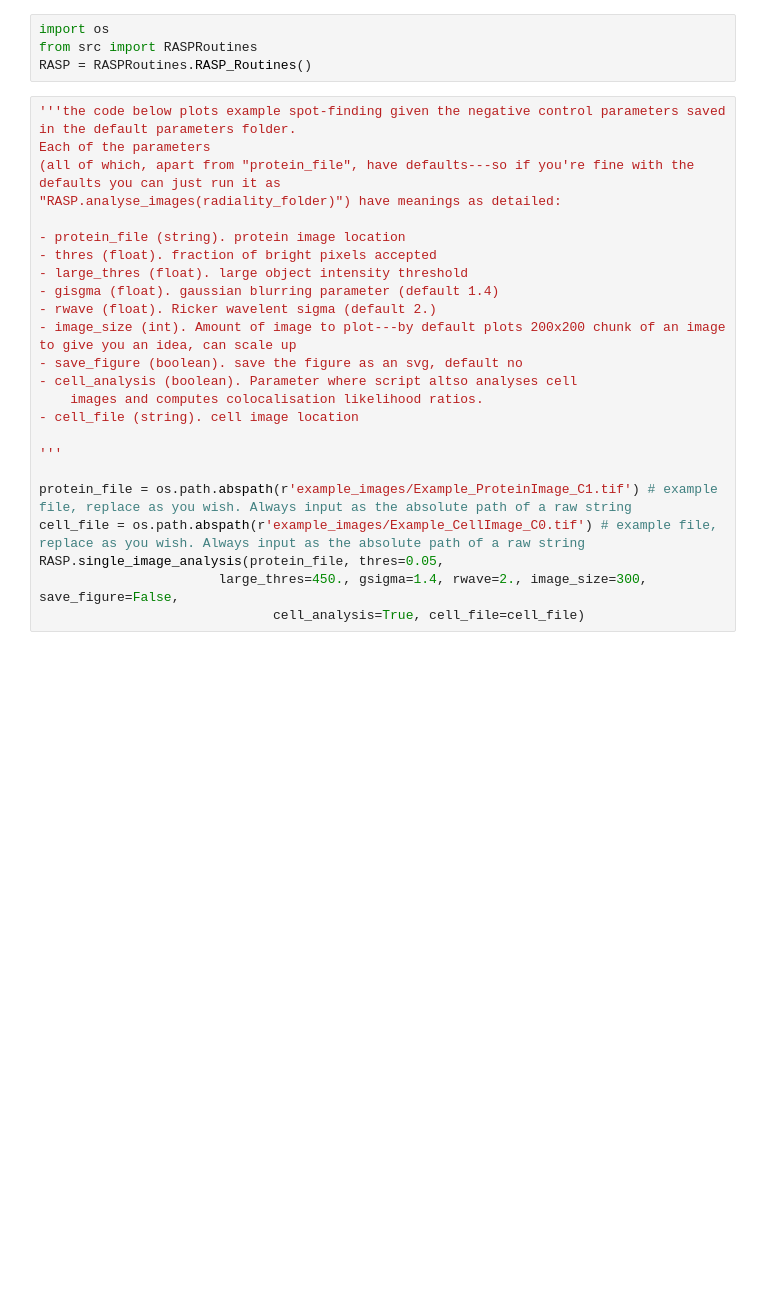
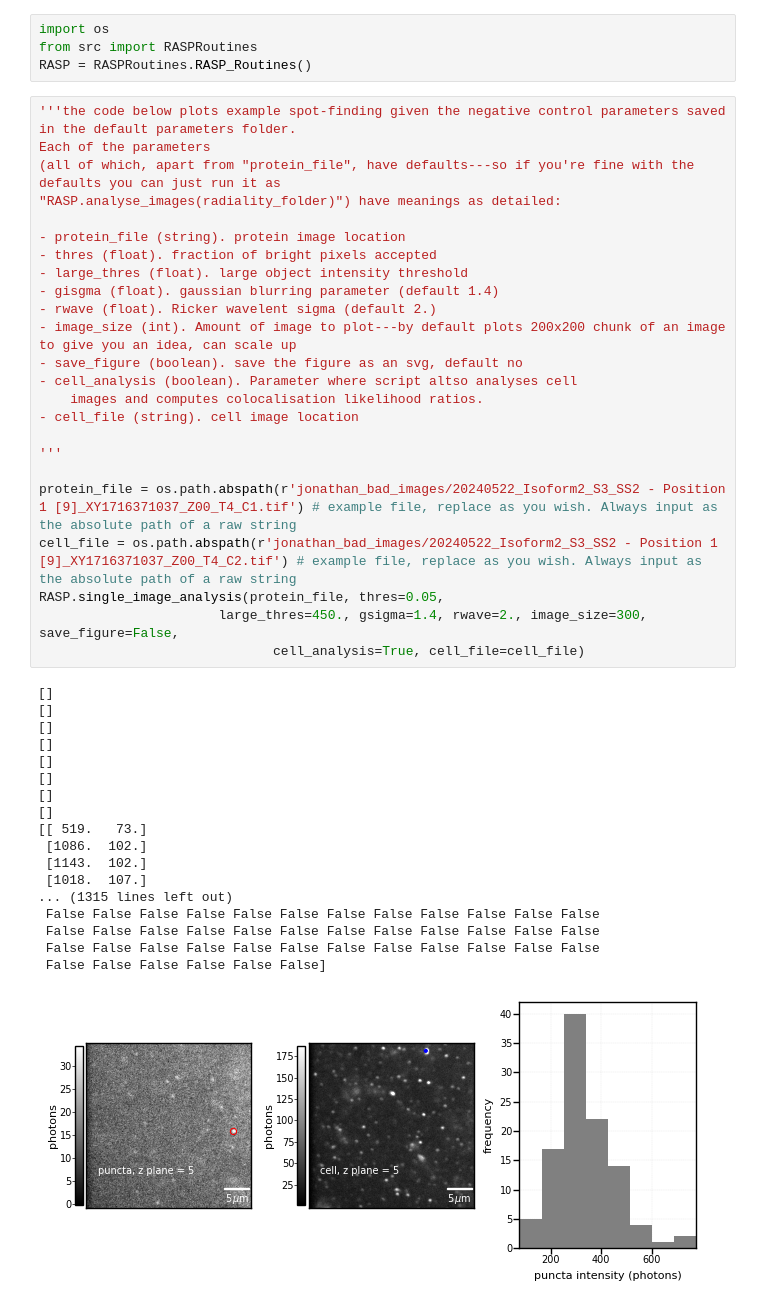
Before and after one commit to TheLeeLab/pyRASP, a Jupyter notebook: pyRASP_Example_SingleImageAnalysis.ipynb, the cells around one changed output. Drawn from its saved outputs; the diff is of its cells as text; blank space fills up the shorter version.

Commit message:
Updated_SingleImageAnalysis

```diff
--- a/pyRASP_Example_SingleImageAnalysis.ipynb
+++ b/pyRASP_Example_SingleImageAnalysis.ipynb
@@ -5,24 +5,43 @@ RASP = RASPRoutines.RASP_Routines()
 # %%
 '''the code below plots example spot-finding given the negative control parameters saved in the default parameters folder.
 Each of the parameters
 (all of which, apart from "protein_file", have defaults---so if you're fine with the defaults you can just run it as
 "RASP.analyse_images(radiality_folder)") have meanings as detailed:
 
 - protein_file (string). protein image location
 - thres (float). fraction of bright pixels accepted
 - large_thres (float). large object intensity threshold
 - gisgma (float). gaussian blurring parameter (default 1.4)
 - rwave (float). Ricker wavelent sigma (default 2.)
 - image_size (int). Amount of image to plot---by default plots 200x200 chunk of an image to give you an idea, can scale up
 - save_figure (boolean). save the figure as an svg, default no
 - cell_analysis (boolean). Parameter where script altso analyses cell
     images and computes colocalisation likelihood ratios.
 - cell_file (string). cell image location
 
 '''
 
-protein_file = os.path.abspath(r'example_images/Example_ProteinImage_C1.tif') # example file, replace as you wish. Always input as the absolute path of a raw string
-cell_file = os.path.abspath(r'example_images/Example_CellImage_C0.tif') # example file, replace as you wish. Always input as the absolute path of a raw string
+protein_file = os.path.abspath(r'jonathan_bad_images/20240522_Isoform2_S3_SS2 - Position 1 [9]_XY1716371037_Z00_T4_C1.tif') # example file, replace as you wish. Always input as the absolute path of a raw string
+cell_file = os.path.abspath(r'jonathan_bad_images/20240522_Isoform2_S3_SS2 - Position 1 [9]_XY1716371037_Z00_T4_C2.tif') # example file, replace as you wish. Always input as the absolute path of a raw string
 RASP.single_image_analysis(protein_file, thres=0.05,
                        large_thres=450., gsigma=1.4, rwave=2., image_size=300, save_figure=False,
                               cell_analysis=True, cell_file=cell_file)
+# %% [output]
+[]
+[]
+[]
+[]
+[]
+[]
+[]
+[]
+[[ 519.   73.]
+ [1086.  102.]
+ [1143.  102.]
+ [1018.  107.]
+... (1315 lines left out)
+ False False False False False False False False False False False False
+ False False False False False False False False False False False False
+ False False False False False False False False False False False False
+ False False False False False False]
+[figure, added]
```
Also changed, not shown: parts of 1 cell of this notebook, 1 other file.
